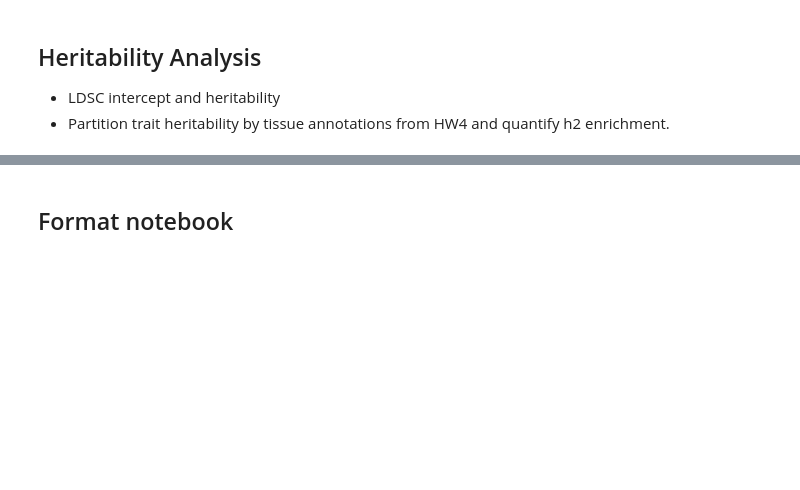
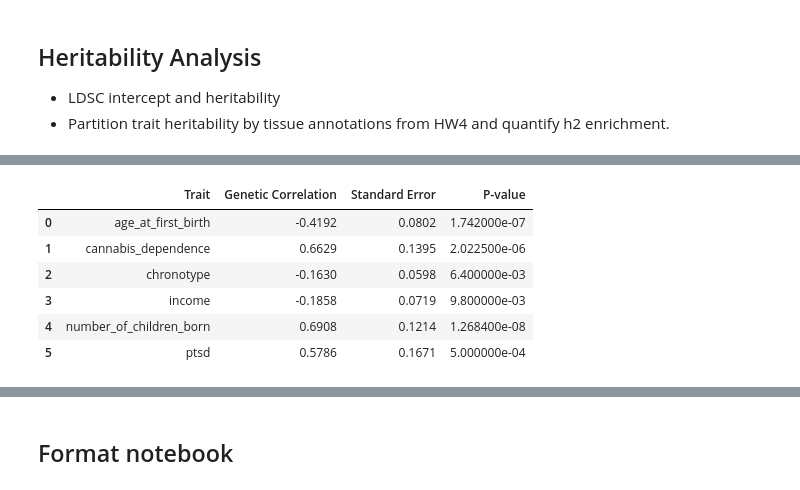
Before and after one commit to ryan-moreno/BMI620_project, a Jupyter notebook: LDSC_heritability_genetic_correlation.ipynb, the cells around one changed output, grey strips where cells are left out. Cells and saved outputs as stored; diff of their text form; code cells hidden in the pictures; blank space fills up the shorter version.

```diff
--- a/LDSC_heritability_genetic_correlation.ipynb
+++ b/LDSC_heritability_genetic_correlation.ipynb
@@ -508,46 +507,54 @@ for trait_2 in traits:
             print(f"Error estimating genetic correlation: {e}")
             continue
 # %%
-# # Displaying the results, aggregated from the logs
-# correlation_results = [
-#     {
-#         "Trait": "age_at_first_birth",
-#         "Genetic Correlation": ,
-#         "Standard Error": ,
-#         "P-value": ,
-#     },
-#     {
-#         "Trait": "cannabis_dependence",
-#         "Genetic Correlation": ,
-#         "Standard Error": ,
-#         "P-value": ,
-#     },
-#     {
-#         "Trait": "chronotype",
-#         "Genetic Correlation": ,
-#         "Standard Error": ,
-#         "P-value": ,
-#     },
-#     {
-#         "Trait": "income",
-#         "Genetic Correlation": ,
-#         "Standard Error": ,
-#         "P-value": ,
-#     }
-#     {
-#         "Trait": "number_of_children_born",
-#         "Genetic Correlation": ,
-#         "Standard Error": ,
-#         "P-value": ,
-#     }
-#     {
-#         "Trait": "ptsd",
-#         "Genetic Correlation": ,
-#         "Standard Error": ,
-#         "P-value": ,
-#     }
-# ]
+# Displaying the results, aggregated from the logs
+correlation_results = [
+    {
+        "Trait": "age_at_first_birth",
+        "Genetic Correlation": -0.4192,
+        "Standard Error": 0.0802,
+        "P-value": 1.742e-07,
+    },
+    {
+        "Trait": "cannabis_dependence",
+        "Genetic Correlation": 0.6629,
+        "Standard Error": 0.1395,
+        "P-value": 2.0225e-06,
+    },
+    {
+        "Trait": "chronotype",
+        "Genetic Correlation": -0.163,
+        "Standard Error": 0.0598,
+        "P-value": 0.0064,
+    },
+    {
+        "Trait": "income",
+        "Genetic Correlation": -0.1858,
+        "Standard Error": 0.0719,
+        "P-value": 0.0098,
+    },
+    {
+        "Trait": "number_of_children_born",
+        "Genetic Correlation": 0.6908,
+        "Standard Error": 0.1214,
+        "P-value": 1.2684e-08,
+    },
+    {
+        "Trait": "ptsd",
+        "Genetic Correlation": 0.5786,
+        "Standard Error": 0.1671,
+        "P-value": 0.0005,
+    }
+]
 
-# results_df = pd.DataFrame(correlation_results)
+results_df = pd.DataFrame(correlation_results)
 
-# display(results_df)
+display(results_df)
+# %% [output]
+|  | Trait | Genetic Correlation | Standard Error | P-value |
+| 0 | age_at_first_birth | -0.4192 | 0.0802 | 1.742000e-07 |
+| 1 | cannabis_dependence | 0.6629 | 0.1395 | 2.022500e-06 |
+| 2 | chronotype | -0.1630 | 0.0598 | 6.400000e-03 |
+| 3 | income | -0.1858 | 0.0719 | 9.800000e-03 |
+| 4 | number_of_children_born | 0.6908 | 0.1214 | 1.268400e-08 |
+| 5 | ptsd | 0.5786 | 0.1671 | 5.000000e-04 |
```
Also changed, not shown: parts of 6 cells of this notebook, 11 other files.
